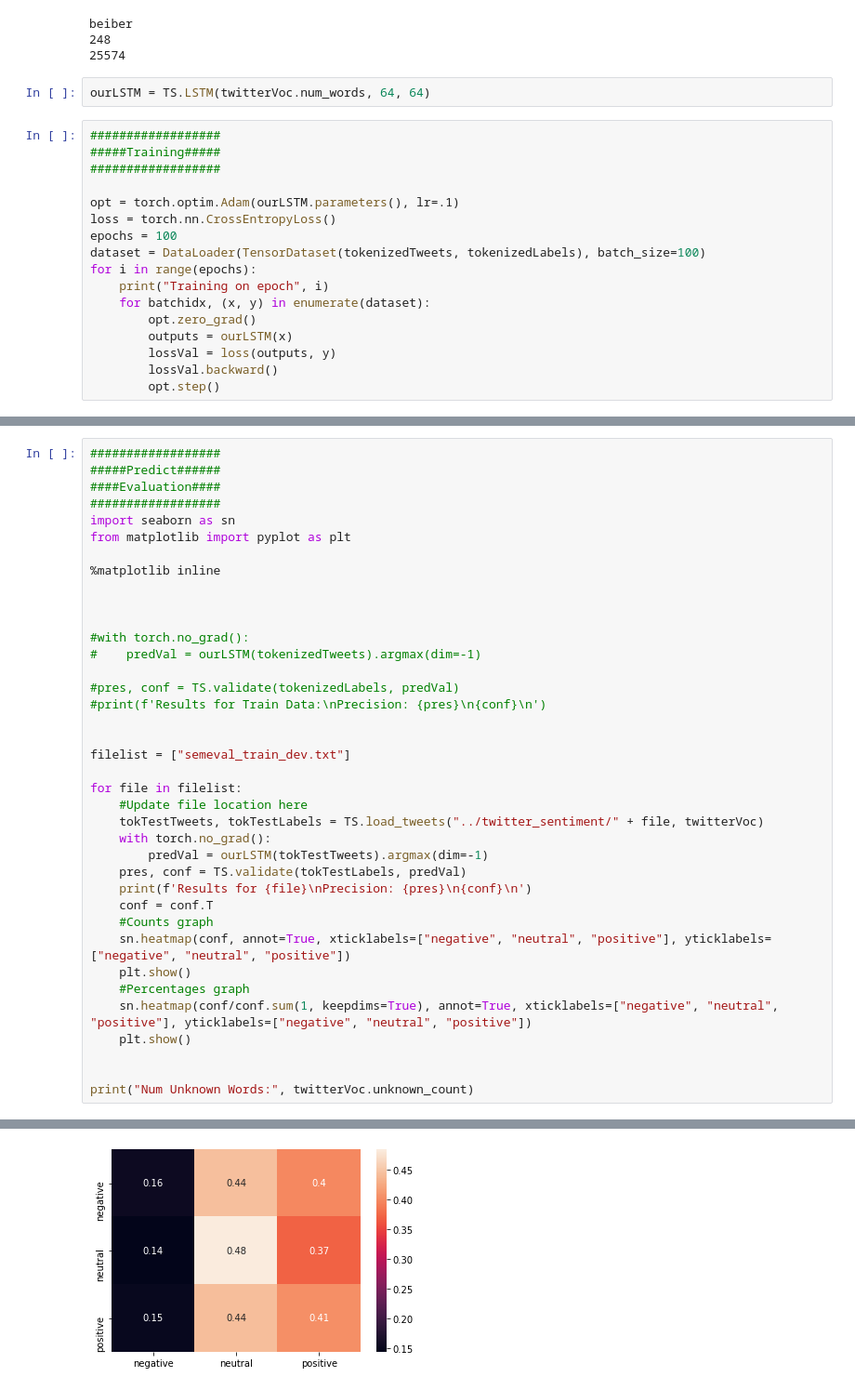
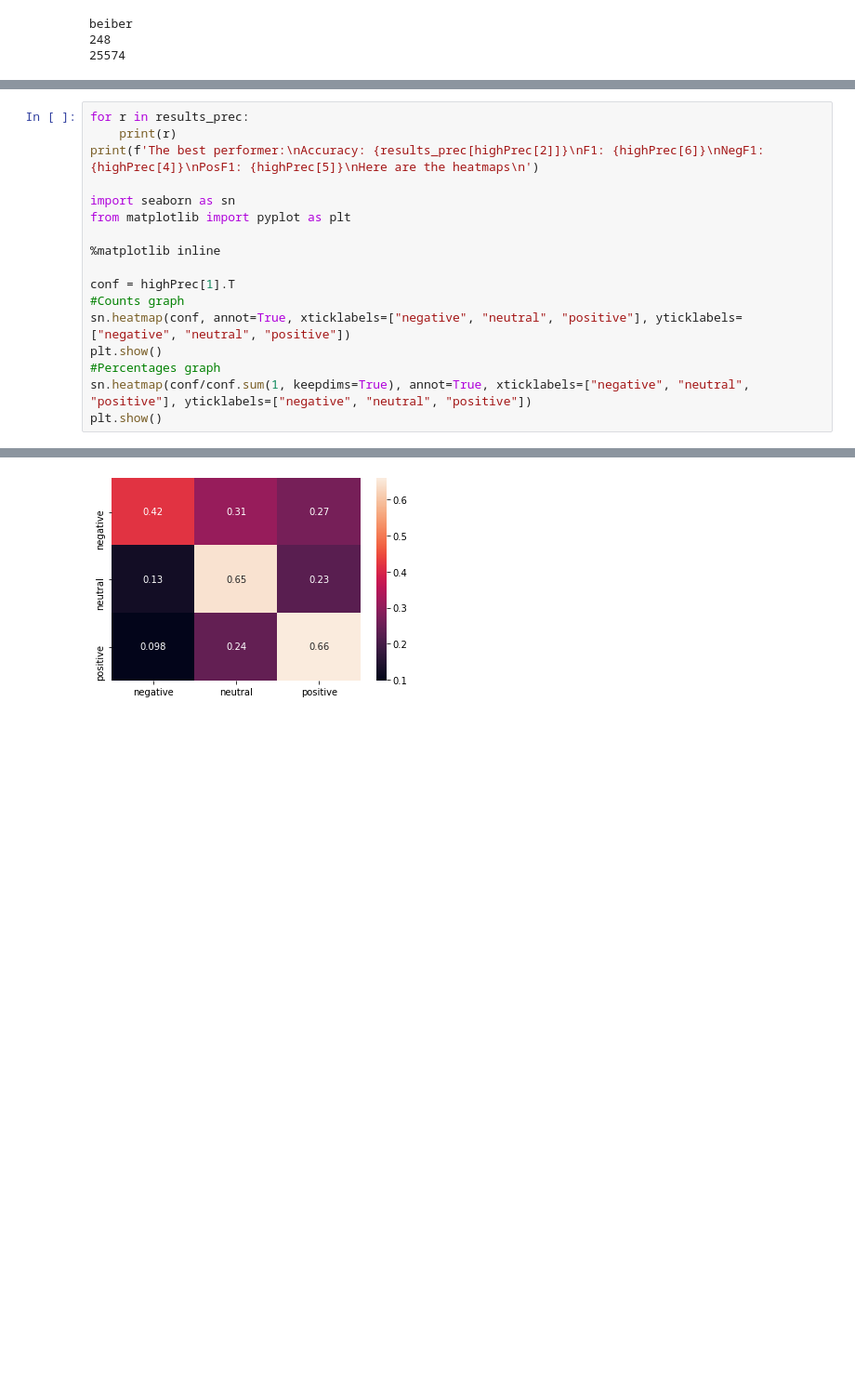
Before and after one commit to jbajaj1/faketweets, a Jupyter notebook: faketweets_pres.ipynb, the cells around one changed output, grey strips where cells are left out. Shown: that part at 93% size. Saved outputs shown, nothing was run; the diff lists cells and outputs as text; blank space fills up the shorter version.

Commit message:
F1 scores calculated for model. Also made a bag of words baseline model

```diff
--- a/faketweets_pres.ipynb
+++ b/faketweets_pres.ipynb
@@ -23,22 +23,3 @@ print(twitterVoc.num_words)
 beiber
 248
 25574
-# %%
-ourLSTM = TS.LSTM(twitterVoc.num_words, 64, 64)
-# %%
-##################
-#####Training#####
-##################
-
-opt = torch.optim.Adam(ourLSTM.parameters(), lr=.1)
-loss = torch.nn.CrossEntropyLoss()
-epochs = 100
-dataset = DataLoader(TensorDataset(tokenizedTweets, tokenizedLabels), batch_size=100)
-for i in range(epochs):
-    print("Training on epoch", i)
-    for batchidx, (x, y) in enumerate(dataset):
-        opt.zero_grad()
-        outputs = ourLSTM(x)
-        lossVal = loss(outputs, y)
-        lossVal.backward()
-        opt.step()
@@ -63,39 +102,18 @@ Training on epoch 99
 # %%
-##################
-#####Predict######
-####Evaluation####
-##################
+for r in results_prec:
+    print(r)
+print(f'The best performer:\nAccuracy: {results_prec[highPrec[2]]}\nF1: {highPrec[6]}\nNegF1: {highPrec[4]}\nPosF1: {highPrec[5]}\nHere are the heatmaps\n')
+
 import seaborn as sn
 from matplotlib import pyplot as plt
 
 %matplotlib inline
 
-
-
-#with torch.no_grad():
-#    predVal = ourLSTM(tokenizedTweets).argmax(dim=-1)
-
-#pres, conf = TS.validate(tokenizedLabels, predVal)
-#print(f'Results for Train Data:\nPrecision: {pres}\n{conf}\n')
-
-
-filelist = ["semeval_train_dev.txt"]
-
-for file in filelist:
-    #Update file location here
-    tokTestTweets, tokTestLabels = TS.load_tweets("../twitter_sentiment/" + file, twitterVoc)
-    with torch.no_grad():
-        predVal = ourLSTM(tokTestTweets).argmax(dim=-1)
-    pres, conf = TS.validate(tokTestLabels, predVal)
-    print(f'Results for {file}\nPrecision: {pres}\n{conf}\n')
-    conf = conf.T
-    #Counts graph
-    sn.heatmap(conf, annot=True, xticklabels=["negative", "neutral", "positive"], yticklabels=["negative", "neutral", "positive"])
-    plt.show()
-    #Percentages graph
-    sn.heatmap(conf/conf.sum(1, keepdims=True), annot=True, xticklabels=["negative", "neutral", "positive"], yticklabels=["negative", "neutral", "positive"])
-    plt.show()
-
-
-print("Num Unknown Words:", twitterVoc.unknown_count)
+conf = highPrec[1].T
+#Counts graph
+sn.heatmap(conf, annot=True, xticklabels=["negative", "neutral", "positive"], yticklabels=["negative", "neutral", "positive"])
+plt.show()
+#Percentages graph
+sn.heatmap(conf/conf.sum(1, keepdims=True), annot=True, xticklabels=["negative", "neutral", "positive"], yticklabels=["negative", "neutral", "positive"])
+plt.show()
 # %% [output]
@@ -108 +131 @@ Precision: 0.4525377760557923
-[figure, old version]
+[figure, new version]
```
Also changed, not shown: parts of 4 cells of this notebook, 2 other files.
